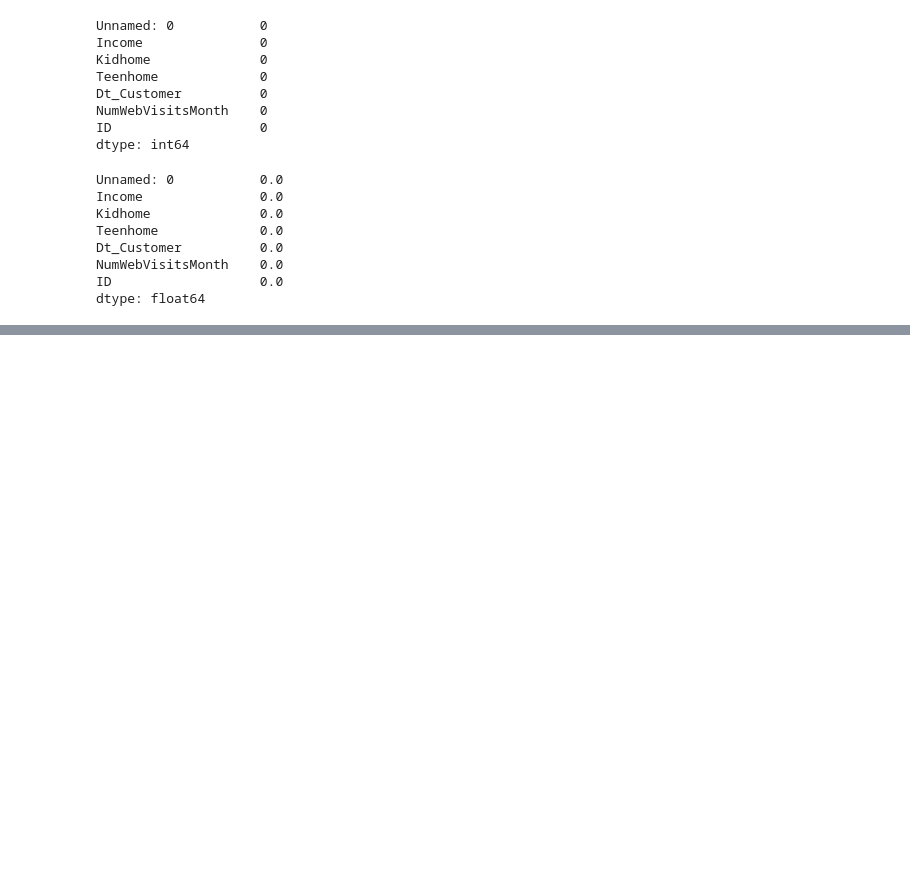
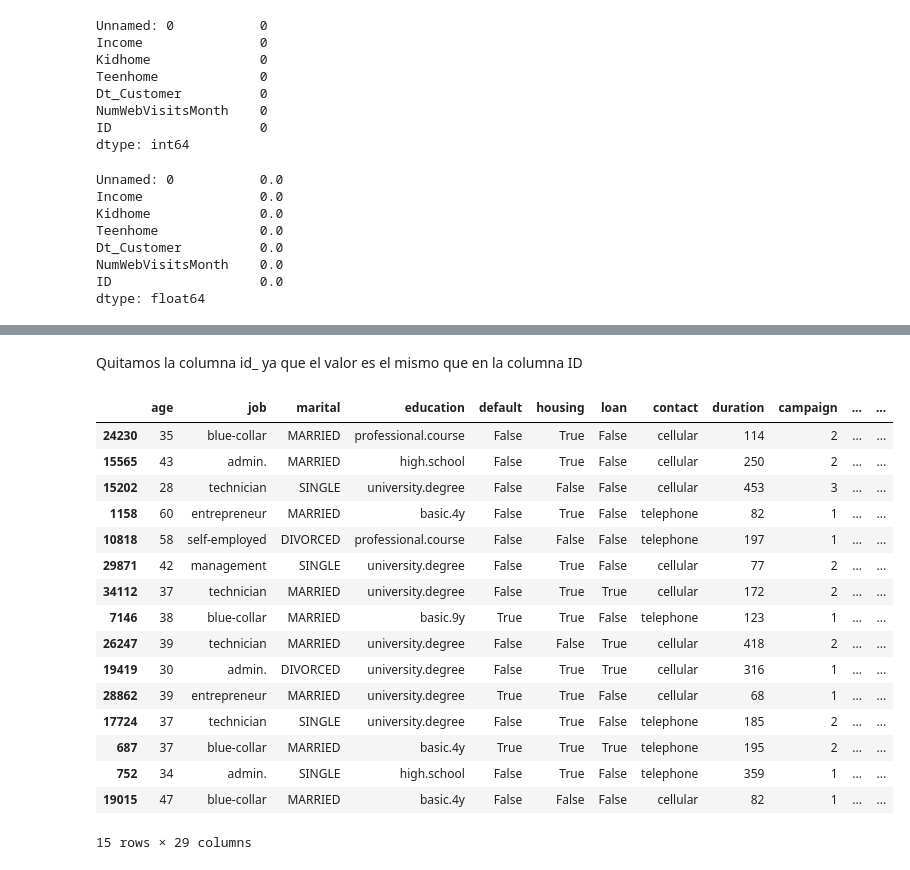
Before and after one commit to Sebastien732/Proyecto_EDA_Python, a Jupyter notebook: notebooks/exploracion.ipynb, the cells around one changed output, grey strips where cells are left out. Drawn from its saved outputs; the diff is of its cells as text; code cells hidden in the pictures; blank space fills up the shorter version.

```diff
--- a/notebooks/exploracion.ipynb
+++ b/notebooks/exploracion.ipynb
@@ -341,0 +693,23 @@ Número de coincidencias encontradas: 43000
+# %% [markdown]
+Quitamos la columna id_ ya que el valor es el mismo que en la columna ID
+# %%
+df_bank_cust = df_bank_cust.drop(columns=['id_'])
+df_bank_cust.sample(15)
+# %% [output]
+|  | age | job | marital | education | default | housing | loan | contact | duration | campaign | ... | ... |
+| 24230 | 35 | blue-collar | MARRIED | professional.course | False | True | False | cellular | 114 | 2 | ... | ... |
+| 15565 | 43 | admin. | MARRIED | high.school | False | True | False | cellular | 250 | 2 | ... | ... |
+| 15202 | 28 | technician | SINGLE | university.degree | False | False | False | cellular | 453 | 3 | ... | ... |
+| 1158 | 60 | entrepreneur | MARRIED | basic.4y | False | True | False | telephone | 82 | 1 | ... | ... |
+| 10818 | 58 | self-employed | DIVORCED | professional.course | False | False | False | telephone | 197 | 1 | ... | ... |
+| 29871 | 42 | management | SINGLE | university.degree | False | True | False | cellular | 77 | 2 | ... | ... |
+| 34112 | 37 | technician | MARRIED | university.degree | False | True | True | cellular | 172 | 2 | ... | ... |
+| 7146 | 38 | blue-collar | MARRIED | basic.9y | True | True | False | telephone | 123 | 1 | ... | ... |
+| 26247 | 39 | technician | MARRIED | university.degree | False | False | True | cellular | 418 | 2 | ... | ... |
+| 19419 | 30 | admin. | DIVORCED | university.degree | False | True | True | cellular | 316 | 1 | ... | ... |
+| 28862 | 39 | entrepreneur | MARRIED | university.degree | True | True | False | cellular | 68 | 1 | ... | ... |
+| 17724 | 37 | technician | SINGLE | university.degree | False | True | False | telephone | 185 | 2 | ... | ... |
+| 687 | 37 | blue-collar | MARRIED | basic.4y | True | True | True | telephone | 195 | 2 | ... | ... |
+| 752 | 34 | admin. | SINGLE | high.school | False | True | False | telephone | 359 | 1 | ... | ... |
+| 19015 | 47 | blue-collar | MARRIED | basic.4y | False | False | False | cellular | 82 | 1 | ... | ... |
+15 rows × 29 columns
```
Also changed, not shown: parts of 78 cells of this notebook, 3 other files.
